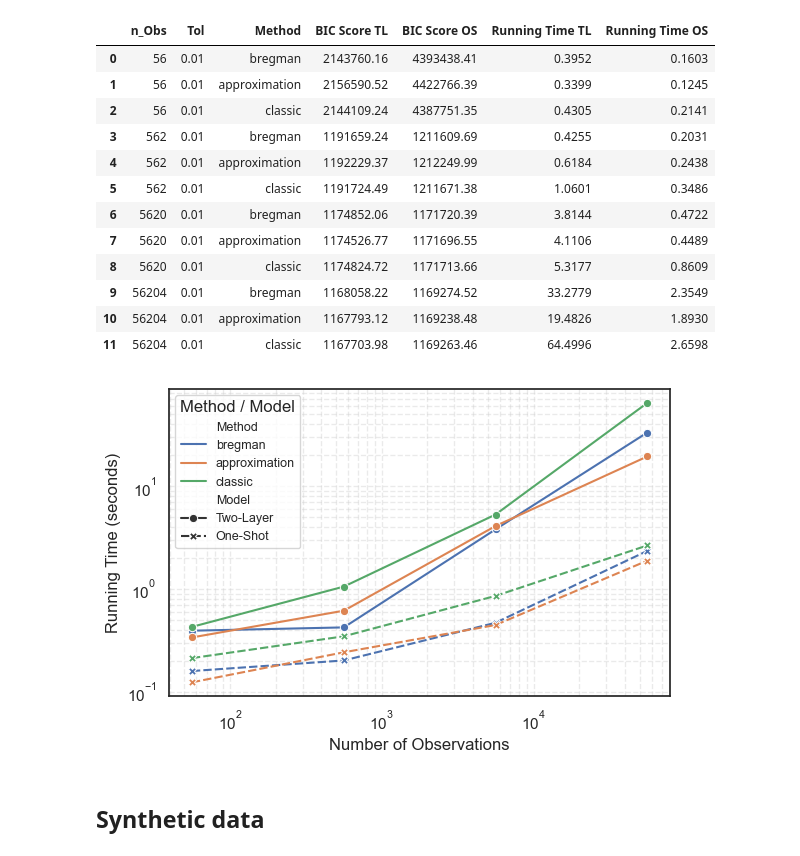
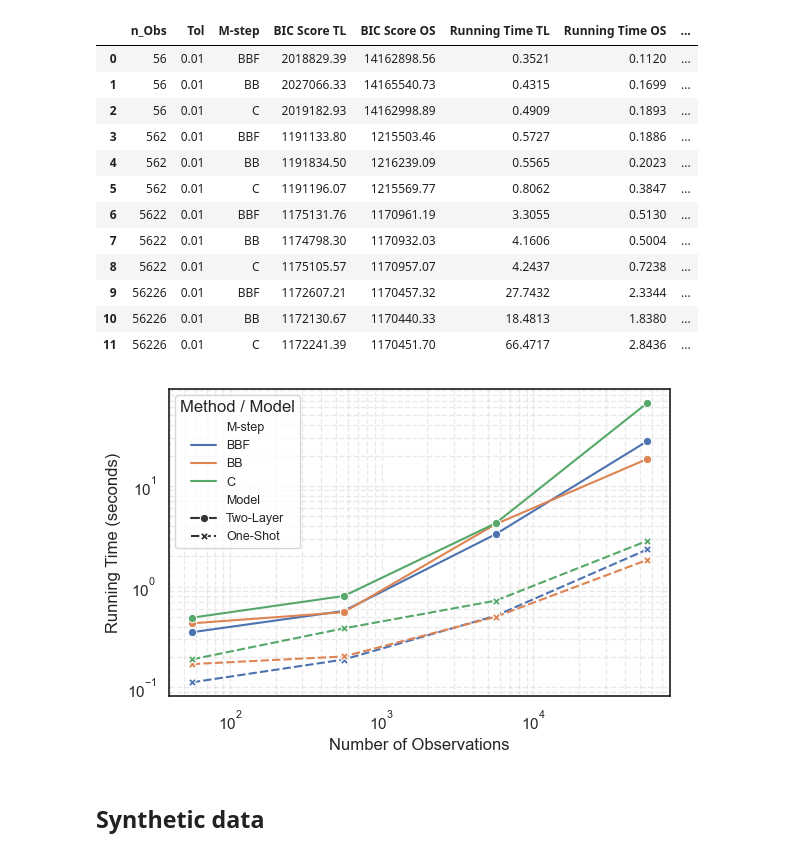
Before and after one commit to Joaquin-Garay/soccer-infogeo, a Jupyter notebook: 04-time-complexity.ipynb, the cells around one changed output. Cells and saved outputs as stored; diff of their text form; code cells hidden in the pictures.

```diff
--- a/04-time-complexity.ipynb
+++ b/04-time-complexity.ipynb
@@ -52,9 +55,11 @@ dir_data = actions.loc[mask, ["cos_angle", "sin_angle"]]
 K_loc = 10
 K_dir = [3 for _ in range(K_loc)]
 
+m_step_dict = {"bregman": "BBF", "approximation":"BB", "classic":"C"}
+
 for n_obs in n_obs_array:
     for tol in [1e-2]:
-        for method in ["bregman", "approximation", "classic"]:
+        for m_step in ["bregman", "approximation", "classic"]:
 
             # Two-layer Model
             loc_mixture = sc.MixtureModel(
@@ -72,9 +77,9 @@ for n_obs in n_obs_array:
 
             model = sc.TwoLayerScheme(loc_mixture, dir_mixtures)
             start = time()
-            model.fit(loc_data.iloc[:n_obs],
+            it_tl = model.fit(loc_data.iloc[:n_obs],
                       dir_data.iloc[:n_obs],
-                      m_step=method,
+                      m_step=m_step,
                       tol=1e-2,
                       verbose=False)
             end_tl = round(time() - start, 4)
@@ -87,9 +92,9 @@ for n_obs in n_obs_array:
                                      init=init)
 
             start = time()
-            model.fit(loc_data.iloc[:n_obs],
+            it_os = model.fit(loc_data.iloc[:n_obs],
                       dir_data.iloc[:n_obs],
-                      m_step=method,
+                      m_step=m_step,
                       tol=1e-2,
                       verbose=False)
             end_os = round(time() - start, 4)
@@ -99,13 +104,15 @@ for n_obs in n_obs_array:
             row = {
                 "n_Obs": n_obs,
                 "Tol": tol,
-                "Method": method,
+                "M-step": m_step_dict[m_step],
                 "BIC Score TL": bic_score_tl,
                 "BIC Score OS": bic_score_os,
                 "Running Time TL": end_tl,
                 "Running Time OS": end_os,
+                "Iterations OS": it_os,
+                "Iterations TL": it_tl,
             }
-            print(f" {n_obs}, {tol}, {method}, Two-layer: {end_tl}s, One-shot: {end_os}s.")
+            print(row)
             rows.append(row)
 
 experiment_df = pd.DataFrame(rows)
@@ -125,55 +132,55 @@ experiment_df = pd.DataFrame(rows)
 # %%
 experiment_df
 # %% [output]
-|  | n_Obs | Tol | Method | BIC Score TL | BIC Score OS | Running Time TL | Running Time OS |
-| 0 | 56 | 0.01 | bregman | 2143760.16 | 4393438.41 | 0.3952 | 0.1603 |
-| 1 | 56 | 0.01 | approximation | 2156590.52 | 4422766.39 | 0.3399 | 0.1245 |
-| 2 | 56 | 0.01 | classic | 2144109.24 | 4387751.35 | 0.4305 | 0.2141 |
-| 3 | 562 | 0.01 | bregman | 1191659.24 | 1211609.69 | 0.4255 | 0.2031 |
-| 4 | 562 | 0.01 | approximation | 1192229.37 | 1212249.99 | 0.6184 | 0.2438 |
-| 5 | 562 | 0.01 | classic | 1191724.49 | 1211671.38 | 1.0601 | 0.3486 |
-| 6 | 5620 | 0.01 | bregman | 1174852.06 | 1171720.39 | 3.8144 | 0.4722 |
-| 7 | 5620 | 0.01 | approximation | 1174526.77 | 1171696.55 | 4.1106 | 0.4489 |
-| 8 | 5620 | 0.01 | classic | 1174824.72 | 1171713.66 | 5.3177 | 0.8609 |
-| 9 | 56204 | 0.01 | bregman | 1168058.22 | 1169274.52 | 33.2779 | 2.3549 |
-| 10 | 56204 | 0.01 | approximation | 1167793.12 | 1169238.48 | 19.4826 | 1.8930 |
-| 11 | 56204 | 0.01 | classic | 1167703.98 | 1169263.46 | 64.4996 | 2.6598 |
+|  | n_Obs | Tol | M-step | BIC Score TL | BIC Score OS | Running Time TL | Running Time OS | ... |
+| 0 | 56 | 0.01 | BBF | 2018829.39 | 14162898.56 | 0.3521 | 0.1120 | ... |
+| 1 | 56 | 0.01 | BB | 2027066.33 | 14165540.73 | 0.4315 | 0.1699 | ... |
+| 2 | 56 | 0.01 | C | 2019182.93 | 14162998.89 | 0.4909 | 0.1893 | ... |
+| 3 | 562 | 0.01 | BBF | 1191133.80 | 1215503.46 | 0.5727 | 0.1886 | ... |
+| 4 | 562 | 0.01 | BB | 1191834.50 | 1216239.09 | 0.5565 | 0.2023 | ... |
+| 5 | 562 | 0.01 | C | 1191196.07 | 1215569.77 | 0.8062 | 0.3847 | ... |
+| 6 | 5622 | 0.01 | BBF | 1175131.76 | 1170961.19 | 3.3055 | 0.5130 | ... |
+| 7 | 5622 | 0.01 | BB | 1174798.30 | 1170932.03 | 4.1606 | 0.5004 | ... |
+| 8 | 5622 | 0.01 | C | 1175105.57 | 1170957.07 | 4.2437 | 0.7238 | ... |
+| 9 | 56226 | 0.01 | BBF | 1172607.21 | 1170457.32 | 27.7432 | 2.3344 | ... |
+| 10 | 56226 | 0.01 | BB | 1172130.67 | 1170440.33 | 18.4813 | 1.8380 | ... |
+| 11 | 56226 | 0.01 | C | 1172241.39 | 1170451.70 | 66.4717 | 2.8436 | ... |
 # %%
 df = experiment_df[experiment_df["Tol"] == 0.01].melt(
-    id_vars=["n_Obs", "Method"],
+    id_vars=["n_Obs", "M-step"],
     value_vars=["Running Time TL", "Running Time OS"],
     var_name="Model",
     value_name="Running Time"
 )
 
 # Rename method labels
 df["Model"] = df["Model"].map({
     "Running Time TL": "Two-Layer",
     "Running Time OS": "One-Shot"
 })
 
 plt.figure(figsize=(6,4))
 sns.lineplot(
     data=df,
     x="n_Obs",
     y="Running Time",
-    hue="Method",
+    hue="M-step",
     style="Model",
     markers=True
 )
 
 plt.xscale("log")
 plt.yscale("log")
 plt.xlabel("Number of Observations")
 plt.ylabel("Running Time (seconds)")
 #plt.title("Running Time vs. Sample Size by Model")
 plt.grid(True, which="both", linestyle="--", alpha=0.4)
 plt.legend(title="Method / Model", loc="best", fontsize=9,)
 plt.tight_layout()
 #plt.savefig("plots/time_dataset.pdf")
 plt.show()
 # %% [output]
-[figure, old version]
+[figure, new version]
 # %% [markdown]
 ## Synthetic data
 # %%
```
Also changed, not shown: parts of 6 cells of this notebook.
